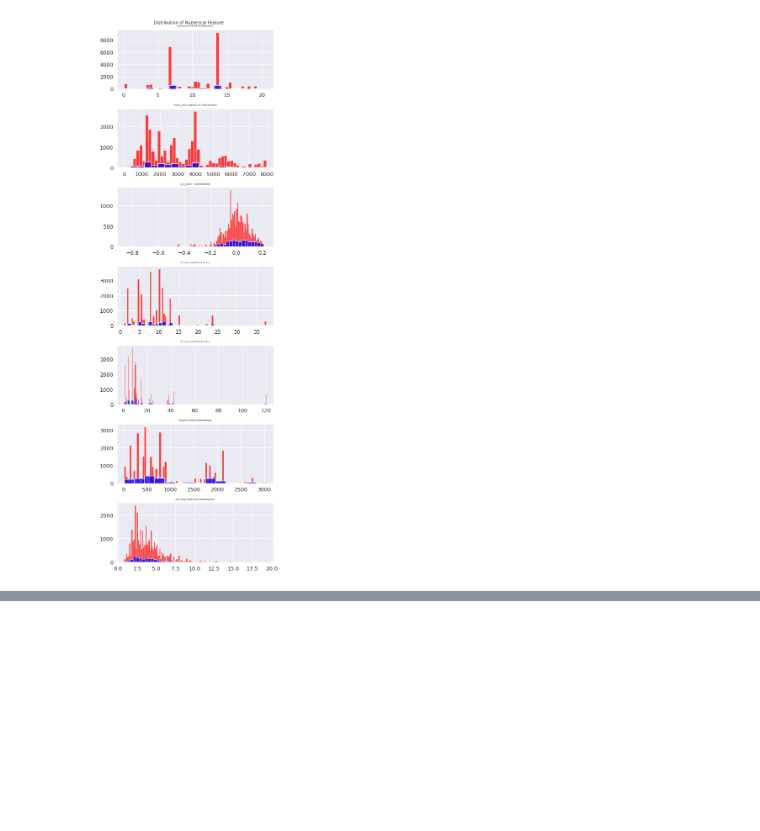
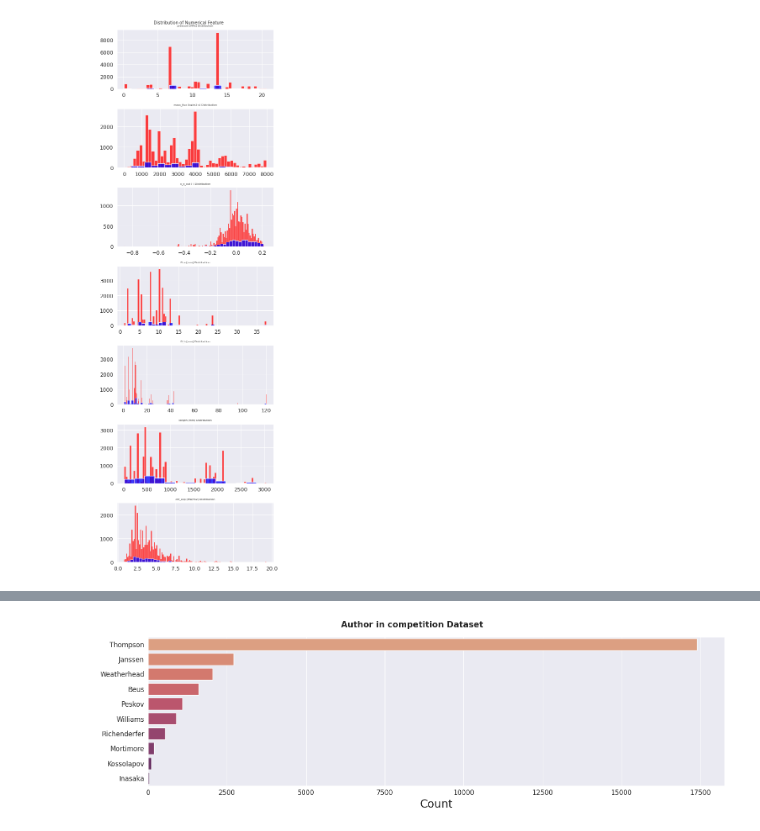
Before and after one commit to averma111/Kaggle_Competition, a Jupyter notebook: pytorch-ps3e15-regression.ipynb, the cells around one changed output, grey strips where cells are left out. Drawn from its saved outputs; the diff is of its cells as text; code cells hidden in the pictures; blank space fills up the shorter version.

```diff
--- a/pytorch-ps3e15-regression.ipynb
+++ b/pytorch-ps3e15-regression.ipynb
@@ -126 +123,5 @@ def plot_categorical_data(df,column_name):
+# %%
+plot_categorical_data(data,'author','flare','competition')
+# %% [output]
+[figure, added]
 # %%
```
Also changed, not shown: parts of 6 cells of this notebook.
